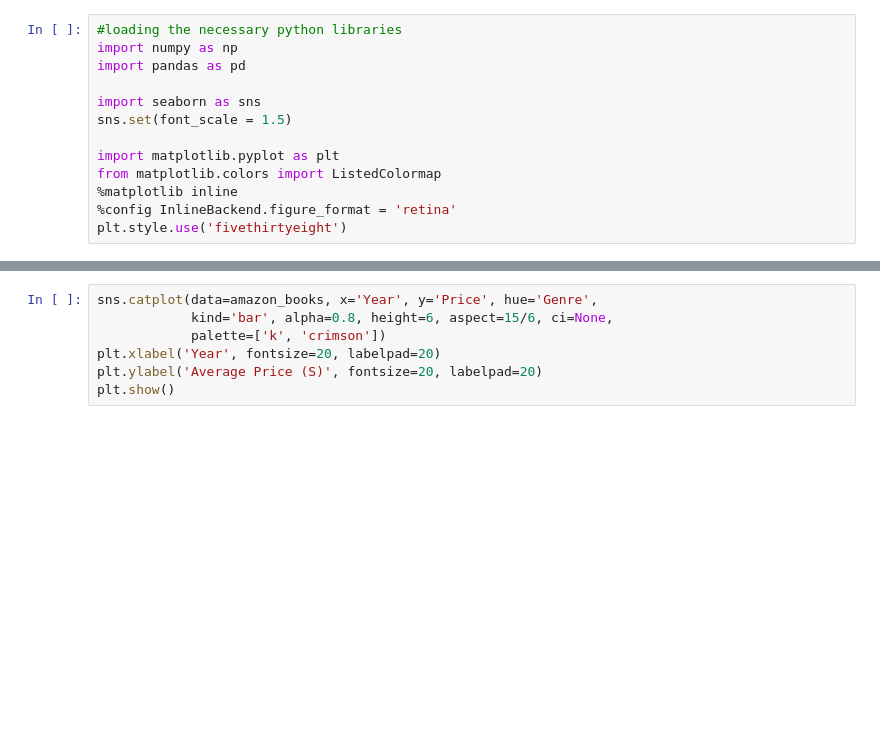
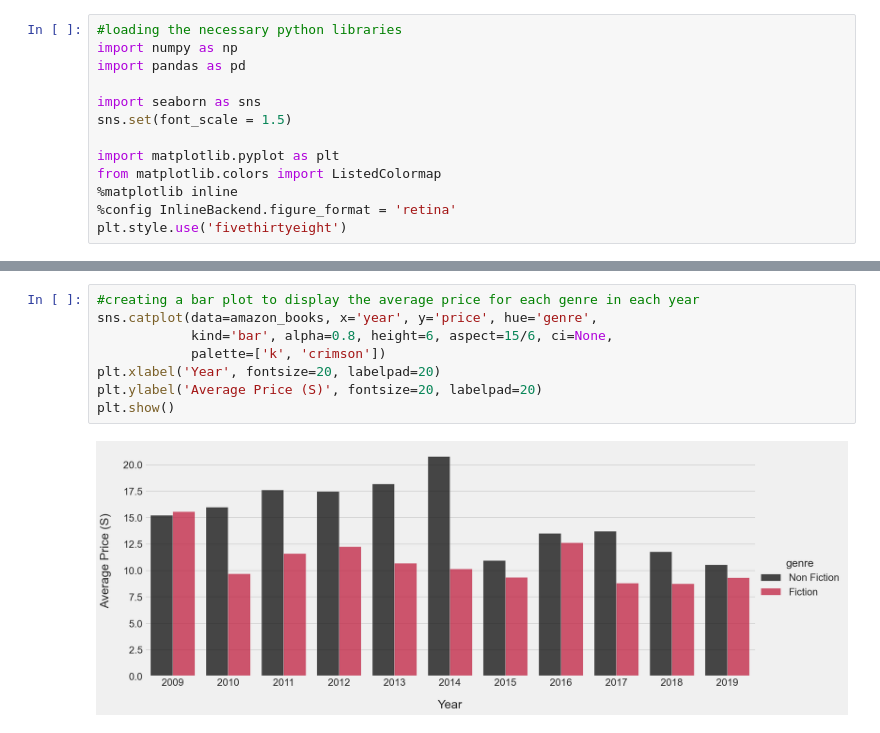
Before and after one commit to esbatiehsan/amazon-bestsellers, a Jupyter notebook: data-cleaning-exploration.ipynb, the cells around one changed output, grey strips where cells are left out. Drawn from its saved outputs; the diff is of its cells as text; blank space fills up the shorter version.

```diff
--- a/data-cleaning-exploration.ipynb
+++ b/data-cleaning-exploration.ipynb
@@ -37,8 +84,11 @@ plt.show()
 # %%
-sns.catplot(data=amazon_books, x='Year', y='Price', hue='Genre',
+#creating a bar plot to display the average price for each genre in each year
+sns.catplot(data=amazon_books, x='year', y='price', hue='genre',
             kind='bar', alpha=0.8, height=6, aspect=15/6, ci=None,
             palette=['k', 'crimson'])
 plt.xlabel('Year', fontsize=20, labelpad=20)
 plt.ylabel('Average Price (S)', fontsize=20, labelpad=20)
 plt.show()
+# %% [output]
+[figure, added]
 # %%
```
Also changed, not shown: parts of 18 cells of this notebook.
